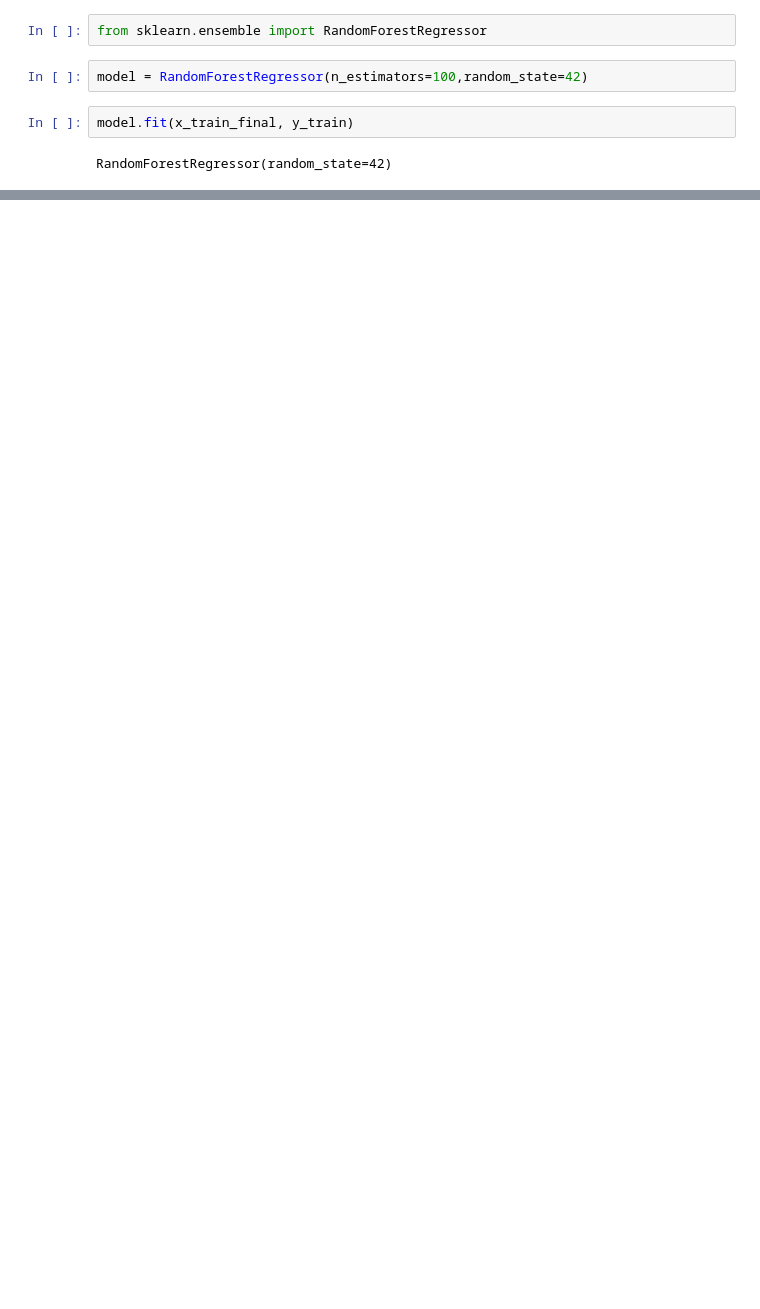
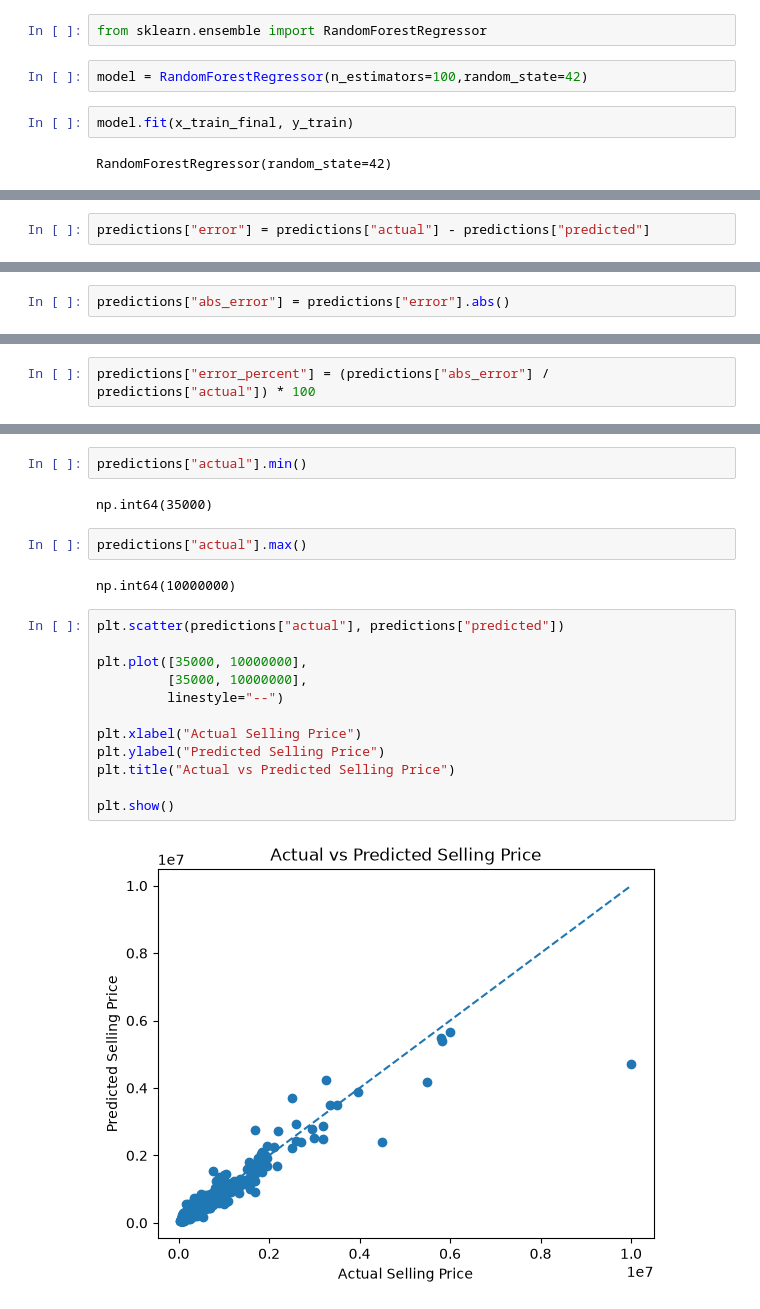
Before and after one commit to SheL16/car-price-prediction, a Jupyter notebook: notebooks/analysis.ipynb, the cells around one changed output, grey strips where cells are left out. Cells and saved outputs as stored; diff of their text form; blank space fills up the shorter version.

Commit message:
Train Random Forest model and evaluate predictions

```diff
--- a/notebooks/analysis.ipynb
+++ b/notebooks/analysis.ipynb
@@ -313,0 +335,2 @@ predictions.head(10)
+# %%
+predictions["error"] = predictions["actual"] - predictions["predicted"]
@@ -313,0 +351,2 @@ predictions.head(10)
+# %%
+predictions["abs_error"] = predictions["error"].abs()
@@ -313,0 +367,2 @@ predictions.head(10)
+# %%
+predictions["error_percent"] = (predictions["abs_error"] / predictions["actual"]) * 100
@@ -313,0 +383,22 @@ predictions.head(10)
+# %%
+predictions["actual"].min()
+# %% [output]
+np.int64(35000)
+# %%
+predictions["actual"].max()
+# %% [output]
+np.int64(10000000)
+# %%
+plt.scatter(predictions["actual"], predictions["predicted"])
+
+plt.plot([35000, 10000000],
+         [35000, 10000000],
+         linestyle="--")
+
+plt.xlabel("Actual Selling Price")
+plt.ylabel("Predicted Selling Price")
+plt.title("Actual vs Predicted Selling Price")
+
+plt.show()
+# %% [output]
+[figure, added]
```
Also changed, not shown: parts of 9 cells of this notebook.
